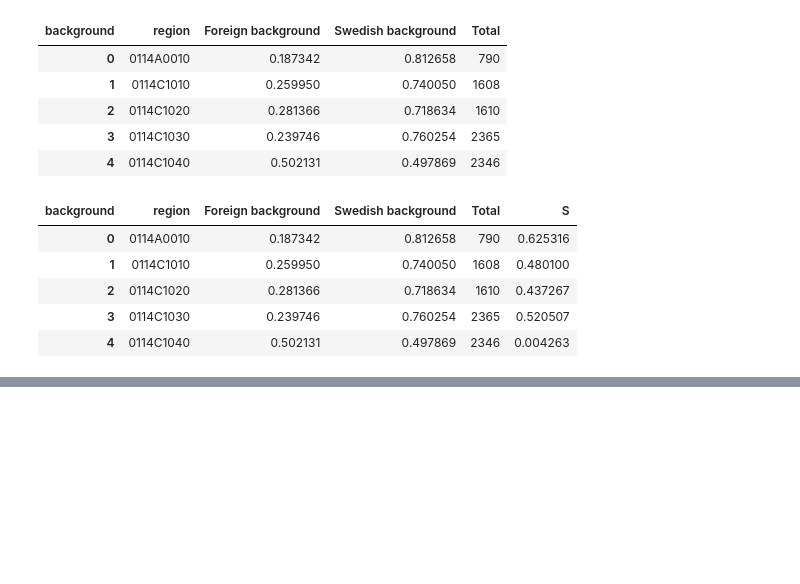
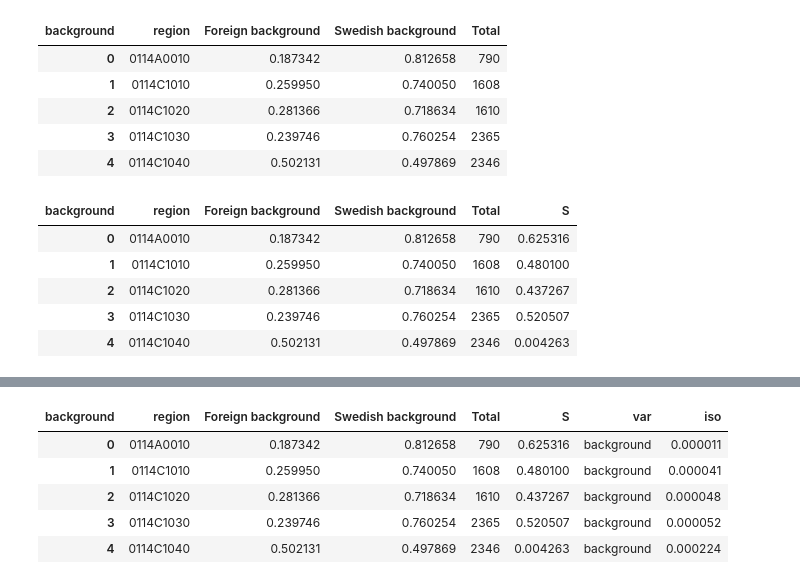
Before and after one commit to MobiSegInsights/mobi-social-segregation-se, a Jupyter notebook: src/4-residential-segregation.ipynb, the cells around one changed output, grey strips where cells are left out. Saved outputs shown, nothing was run; the diff lists cells and outputs as text; code cells hidden in the pictures; blank space fills up the shorter version.

```diff
--- a/src/4-residential-segregation.ipynb
+++ b/src/4-residential-segregation.ipynb
@@ -191,0 +227,11 @@ df_b.head()
+# %%
+P_var = sum(df_b.loc[:, 'Foreign background'] * df_b.loc[:, 'Total'])
+df_b.loc[:, 'iso'] = df_b.apply(lambda row: isolation(row, var='Foreign background', reverse=False, total='Total', total_var=P_var), axis=1)
+df_b.head()
+# %% [output]
+| background | region | Foreign background | Swedish background | Total | S | var | iso |
+| 0 | 0114A0010 | 0.187342 | 0.812658 | 790 | 0.625316 | background | 0.000011 |
+| 1 | 0114C1010 | 0.259950 | 0.740050 | 1608 | 0.480100 | background | 0.000041 |
+| 2 | 0114C1020 | 0.281366 | 0.718634 | 1610 | 0.437267 | background | 0.000048 |
+| 3 | 0114C1030 | 0.239746 | 0.760254 | 2365 | 0.520507 | background | 0.000052 |
+| 4 | 0114C1040 | 0.502131 | 0.497869 | 2346 | 0.004263 | background | 0.000224 |
```
Also changed, not shown: parts of 16 cells of this notebook, 11 other files.
